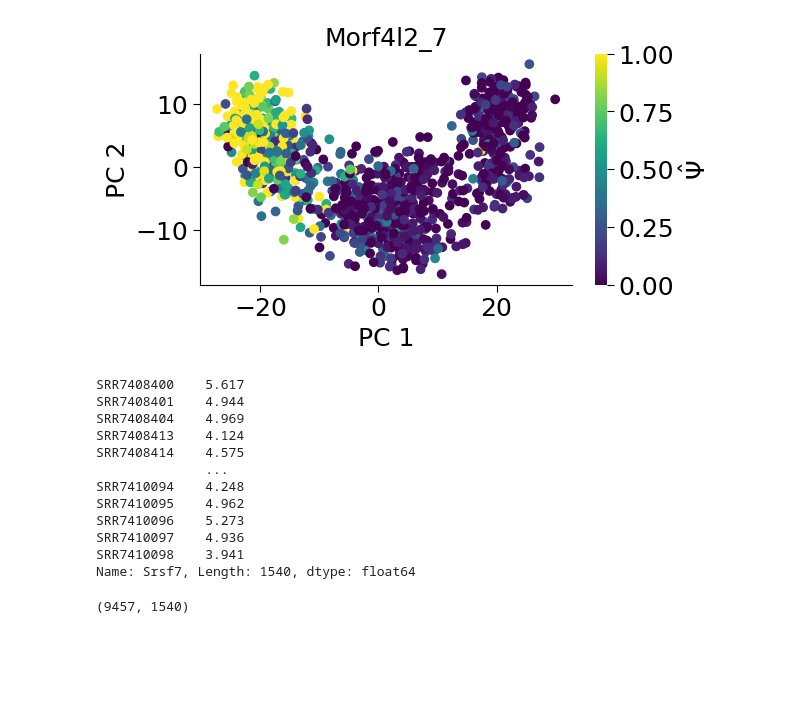
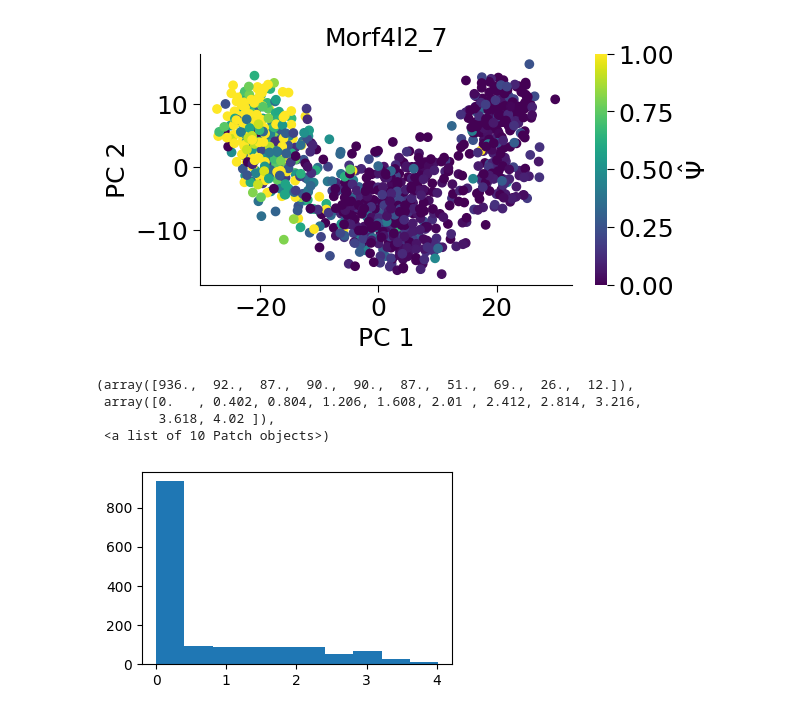
Before and after one commit to lareaulab/analysis_psix, a Jupyter notebook: mouse_brain_development/mouse_brain_development.ipynb, the cells around one changed output. Saved outputs shown, nothing was run; the diff lists cells and outputs as text; code cells hidden in the pictures; blank space fills up the shorter version.

Commit message:
added pseudotime, gene expression profile

```diff
--- a/mouse_brain_development/mouse_brain_development.ipynb
+++ b/mouse_brain_development/mouse_brain_development.ipynb
@@ -564,23 +535,4 @@ for exon in psix_results[:10].index:
 import matplotlib as mpl
 mpl.rcParams.update(mpl.rcParamsDefault)
 # %%
-norm_expression = pd.read_csv('data/preprocess/scone_norm_tpm.tab.gz', sep='\t', index_col=0)
+norm_expression = pd.read_csv('data/preprocess/tables/scone_norm_tpm_extended.tab.gz', sep='\t', index_col=0)
-# %%
-norm_expression.loc['Srsf7']
-# %% [output]
-SRR7408400    5.617
-SRR7408401    4.944
-SRR7408404    4.969
-SRR7408413    4.124
-SRR7408414    4.575
-              ...
-SRR7410094    4.248
-SRR7410095    4.962
-SRR7410096    5.273
-SRR7410097    4.936
-SRR7410098    3.941
-Name: Srsf7, Length: 1540, dtype: float64
-# %%
-norm_expression.shape
-# %% [output]
-(9457, 1540)
@@ -586,0 +541,9 @@ norm_expression.shape
+# %%
+fig = plt.figure(figsize=(4, 2.5))
+plt.hist(norm_expression.loc['Nova2'])
+# %% [output]
+(array([936.,  92.,  87.,  90.,  90.,  87.,  51.,  69.,  26.,  12.]),
+ array([0.   , 0.402, 0.804, 1.206, 1.608, 2.01 , 2.412, 2.814, 3.216,
+        3.618, 4.02 ]),
+ <a list of 10 Patch objects>)
+[figure, added]
```
Also changed, not shown: parts of 13 cells of this notebook, 35 other files.
